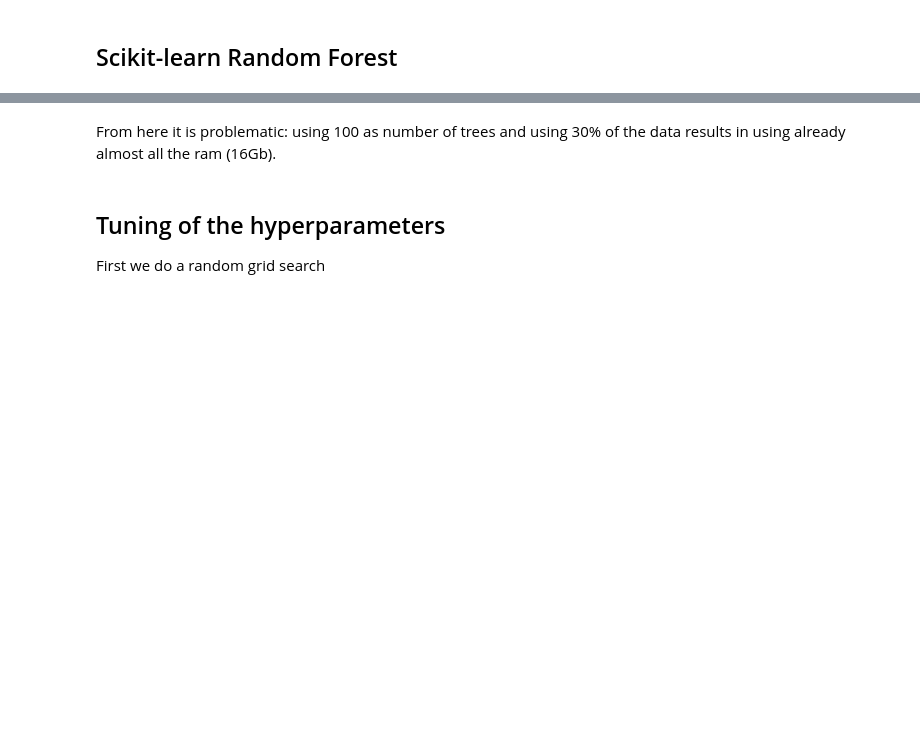
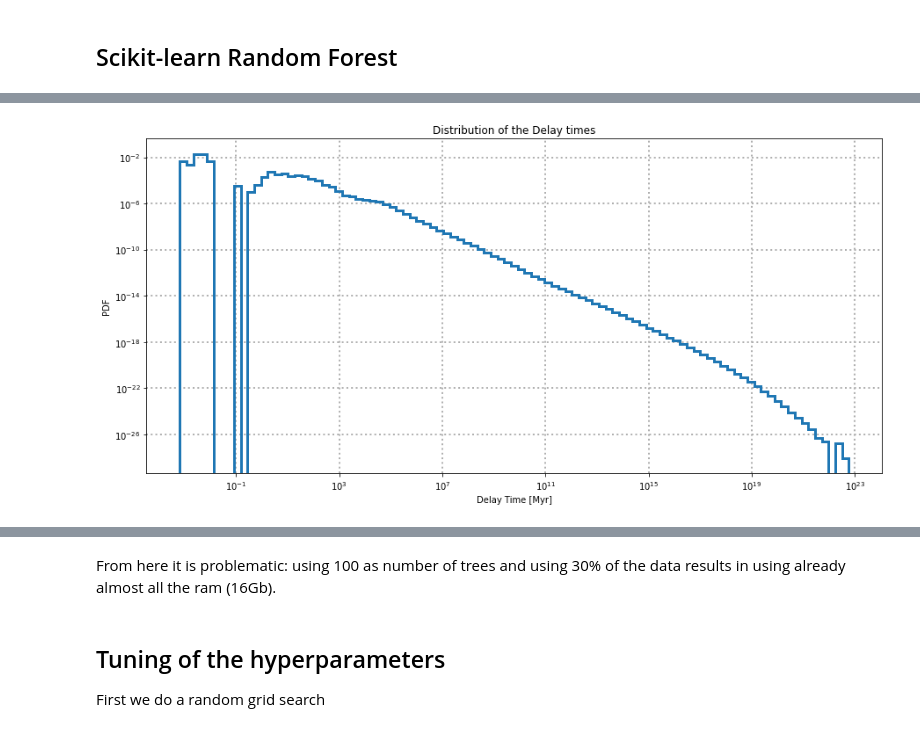
Before and after one commit to Bahadoram/Delay-Time-Dist.-of-Compact-Binary-Objects, a Jupyter notebook: random_forest.ipynb, the cells around one changed output, grey strips where cells are left out. Drawn from its saved outputs; the diff is of its cells as text; code cells hidden in the pictures; blank space fills up the shorter version.

```diff
--- a/random_forest.ipynb
+++ b/random_forest.ipynb
@@ -129,5 +214,7 @@ plot_hist(Y_pred, 100)
 # %%
-plot_hist(Y_test, 100)
+plot_hist(10**Y_test, 100)
+# %% [output]
+[figure, added]
 # %%
 plot_hist(Y_pred2, 100)
 plot_hist(Y_test2, 100)
```
Also changed, not shown: parts of 19 cells of this notebook.
